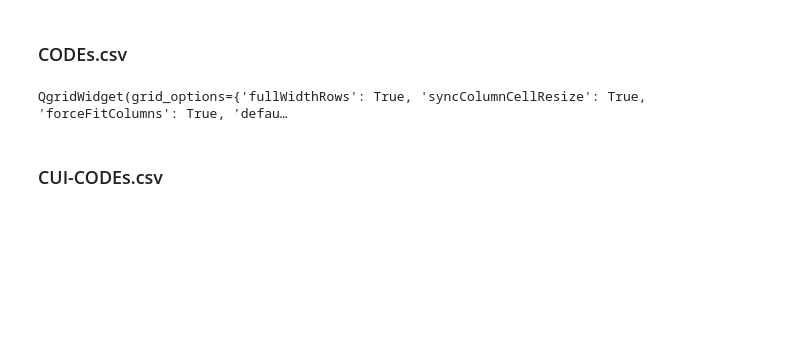
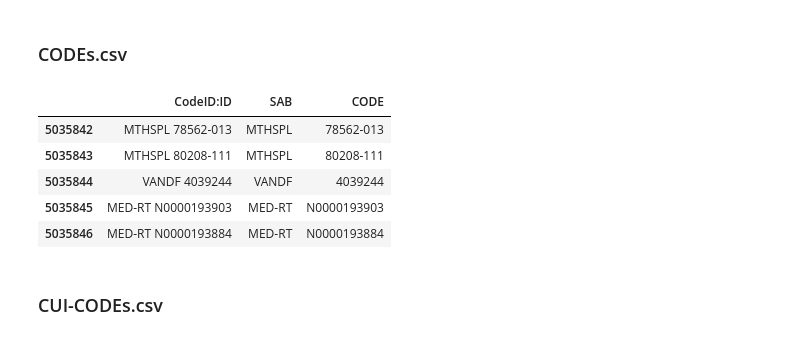
Before and after one commit to dbmi-pitt/UMLS-Graph, a Jupyter notebook: UMLS-Graph-Extracts.ipynb, the cells around one changed output. Drawn from its saved outputs; the diff is of its cells as text; code cells hidden in the pictures; blank space fills up the shorter version.

```diff
--- a/UMLS-Graph-Extracts.ipynb
+++ b/UMLS-Graph-Extracts.ipynb
@@ -79,11 +98,16 @@ df.tail()
 # %%
 query = "With CUIlist as (SELECT DISTINCT CUI from {0}.MRCONSO where {0}.MRCONSO.ISPREF = 'Y' AND {0}.MRCONSO.STT = 'PF' AND {0}.MRCONSO.TS = 'P' and {0}.MRCONSO.LAT = 'ENG') SELECT DISTINCT ({0}.MRCONSO.SAB||' '||{0}.MRCONSO.CODE), {0}.MRCONSO.SAB, {0}.MRCONSO.CODE from {0}.MRCONSO inner join CUIlist on {0}.MRCONSO.CUI = CUIlist.CUI where {0}.MRCONSO.LAT = 'ENG' and SUPPRESS <> 'O'".format(UMLSversion)
 df = pd.read_sql_query(query, engine)
-df.columns =['COdeID:ID','SAB','CODE']
+df.columns =['CodeID:ID','SAB','CODE']
 df.to_csv(path_or_buf='UMLS-Graph-Extracts/CODEs.csv', header=True, index=False)
 df.tail()
 # %% [output]
-QgridWidget(grid_options={'fullWidthRows': True, 'syncColumnCellResize': True, 'forceFitColumns': True, 'defau…
+|  | CodeID:ID | SAB | CODE |
+| 5035842 | MTHSPL 78562-013 | MTHSPL | 78562-013 |
+| 5035843 | MTHSPL 80208-111 | MTHSPL | 80208-111 |
+| 5035844 | VANDF 4039244 | VANDF | 4039244 |
+| 5035845 | MED-RT N0000193903 | MED-RT | N0000193903 |
+| 5035846 | MED-RT N0000193884 | MED-RT | N0000193884 |
 # %% [markdown]
 ### CUI-CODEs.csv
 # %%
```
Also changed, not shown: parts of 19 cells of this notebook.
